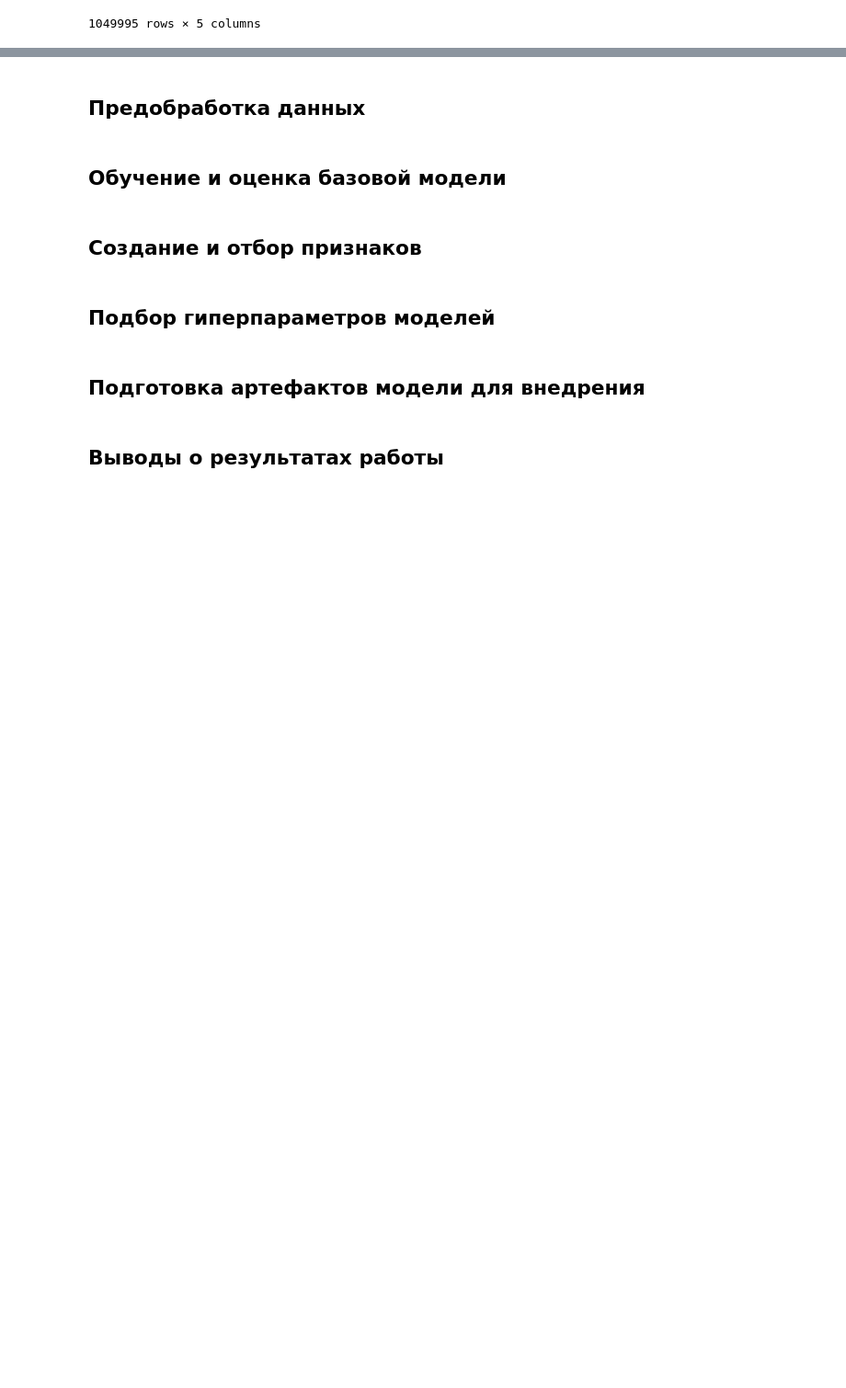
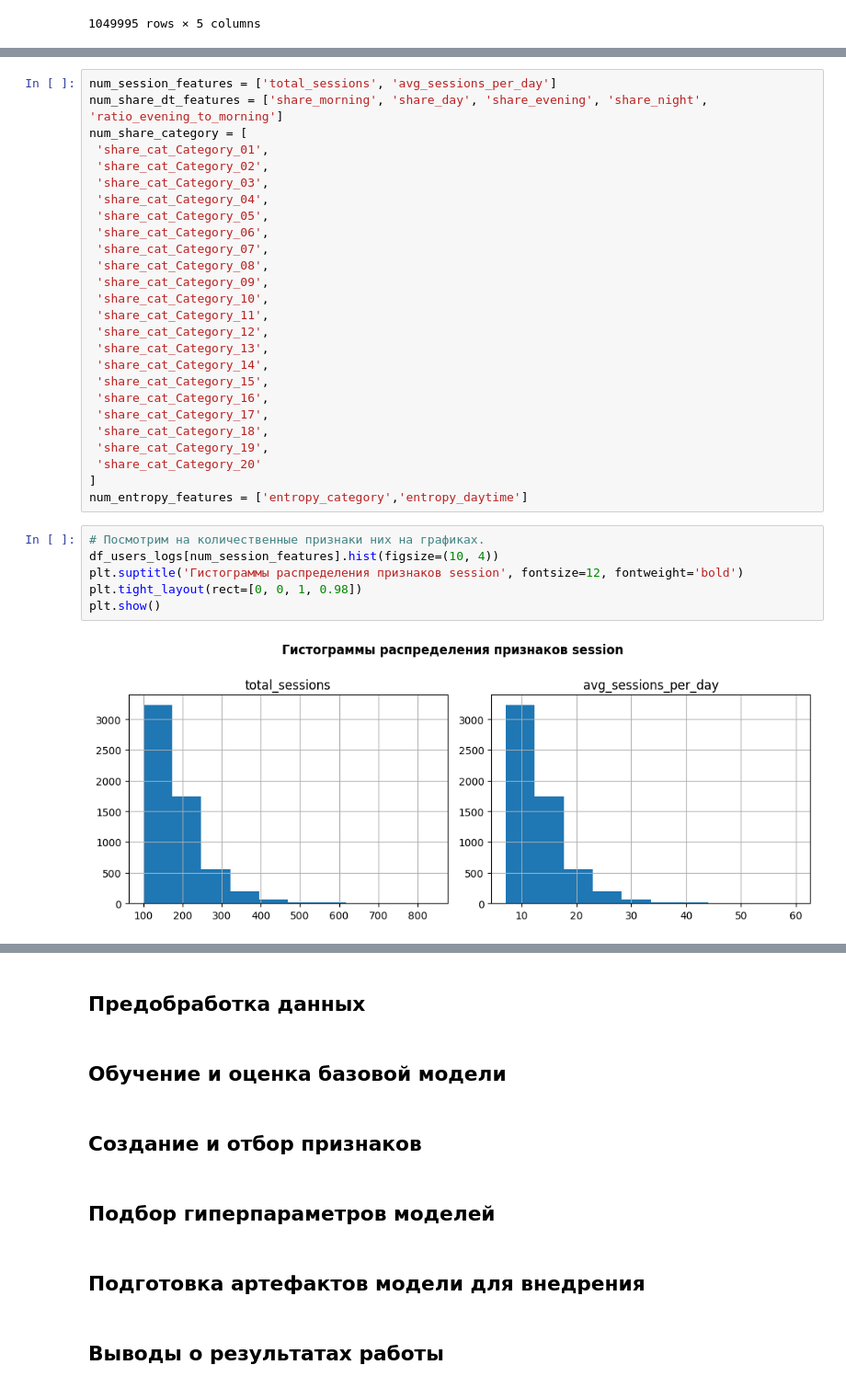
Before and after one commit to TemaQDX/project_module_03_yeti, a Jupyter notebook: project_module_03_yeti_Artem_Burov.ipynb, the cells around one changed output, grey strips where cells are left out. Shown at 92% size. Saved outputs shown, nothing was run; the diff lists cells and outputs as text; blank space fills up the shorter version.

```diff
--- a/project_module_03_yeti_Artem_Burov.ipynb
+++ b/project_module_03_yeti_Artem_Burov.ipynb
@@ -731,0 +860,34 @@ df_user_logs.describe(percentiles=[0.25, 0.5, 0.75, 0.9, 0.95, 0.99])
+# %%
+num_session_features = ['total_sessions', 'avg_sessions_per_day']
+num_share_dt_features = ['share_morning', 'share_day', 'share_evening', 'share_night', 'ratio_evening_to_morning']
+num_share_category = [
+ 'share_cat_Category_01',
+ 'share_cat_Category_02',
+ 'share_cat_Category_03',
+ 'share_cat_Category_04',
+ 'share_cat_Category_05',
+ 'share_cat_Category_06',
+ 'share_cat_Category_07',
+ 'share_cat_Category_08',
+ 'share_cat_Category_09',
+ 'share_cat_Category_10',
+ 'share_cat_Category_11',
+ 'share_cat_Category_12',
+ 'share_cat_Category_13',
+ 'share_cat_Category_14',
+ 'share_cat_Category_15',
+ 'share_cat_Category_16',
+ 'share_cat_Category_17',
+ 'share_cat_Category_18',
+ 'share_cat_Category_19',
+ 'share_cat_Category_20'
+]
+num_entropy_features = ['entropy_category','entropy_daytime']
+# %%
+# Посмотрим на количественные признаки них на графиках.
+df_users_logs[num_session_features].hist(figsize=(10, 4))
+plt.suptitle('Гистограммы распределения признаков session', fontsize=12, fontweight='bold')
+plt.tight_layout(rect=[0, 0, 1, 0.98])
+plt.show()
+# %% [output]
+[figure, added]
```
Also changed, not shown: parts of 25 cells of this notebook.
